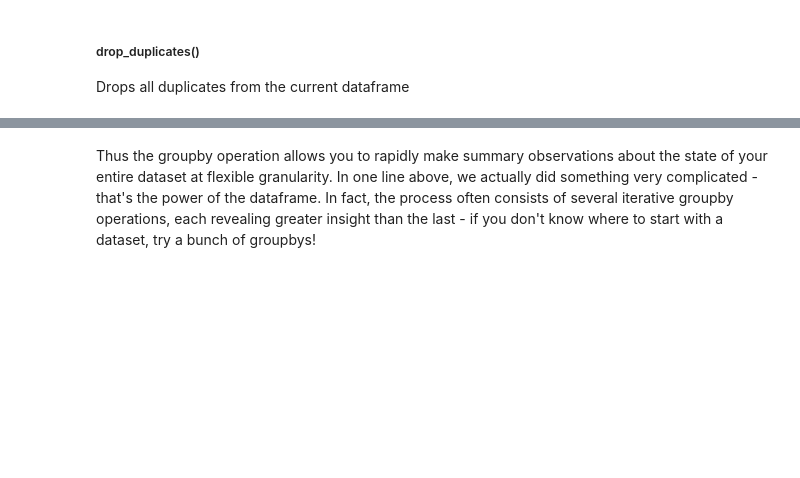
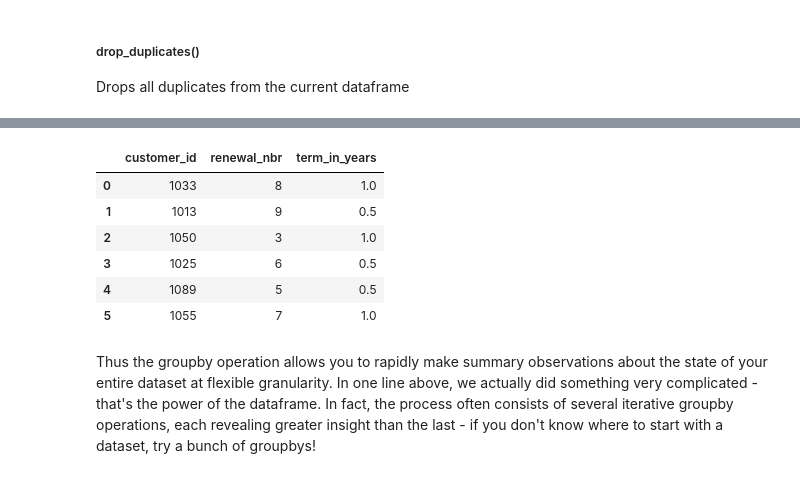
Before and after one commit to Jaeger705/Pandas-1, a Jupyter notebook: Pandas_Walkthrough_Student_Copy.ipynb, the cells around one changed output, grey strips where cells are left out. Saved outputs shown, nothing was run; the diff lists cells and outputs as text; code cells hidden in the pictures; blank space fills up the shorter version.

```diff
--- a/Pandas_Walkthrough_Student_Copy.ipynb
+++ b/Pandas_Walkthrough_Student_Copy.ipynb
@@ -651,2 +661,14 @@ customers.groupby('age_group').mean()
+# %%
+customers_copy = customers.drop_duplicates('renewal_nbr').reset_index(drop=True)
+
+customers_copy
+# %% [output]
+|  | customer_id | renewal_nbr | term_in_years |
+| 0 | 1033 | 8 | 1.0 |
+| 1 | 1013 | 9 | 0.5 |
+| 2 | 1050 | 3 | 1.0 |
+| 3 | 1025 | 6 | 0.5 |
+| 4 | 1089 | 5 | 0.5 |
+| 5 | 1055 | 7 | 1.0 |
 # %%
 # Send customer data into a CSV file
```
Also changed, not shown: parts of 7 cells of this notebook.
